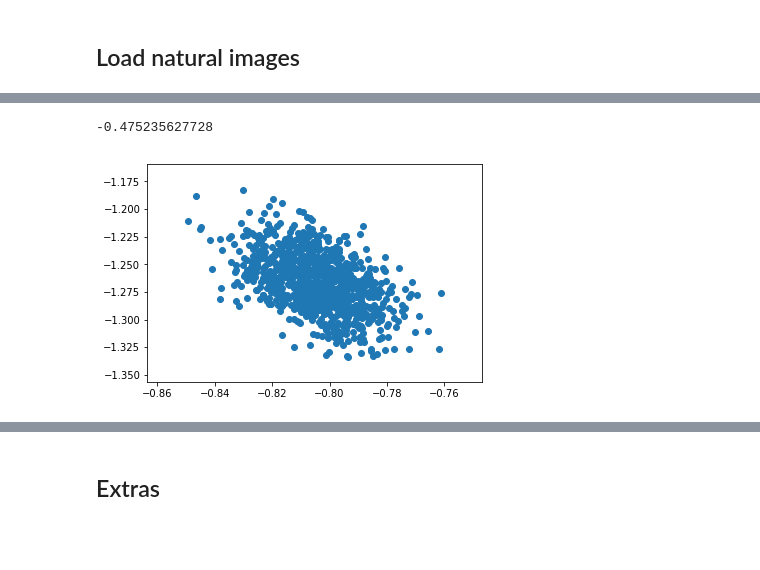
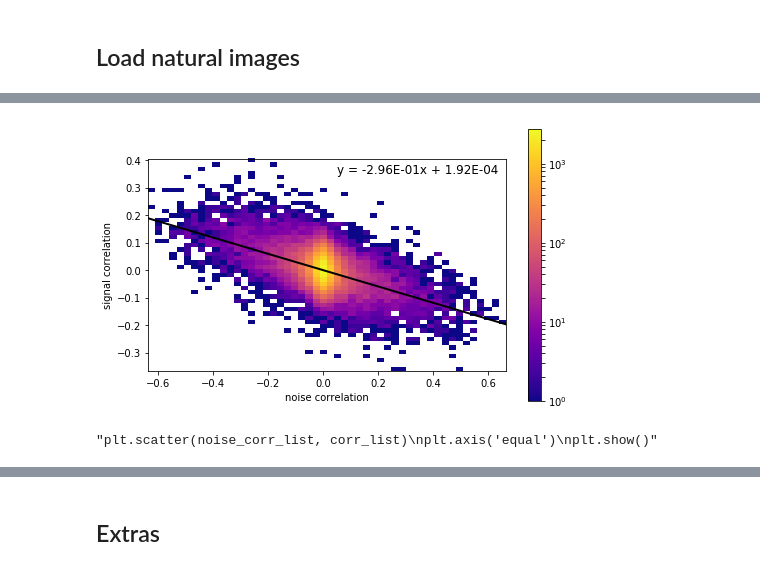
Before and after one commit to ncinko/RW, a Jupyter notebook: Plotting bases.ipynb, the cells around one changed output, grey strips where cells are left out. Saved outputs shown, nothing was run; the diff lists cells and outputs as text; code cells hidden in the pictures; blank space fills up the shorter version.

```diff
--- a/Plotting bases.ipynb
+++ b/Plotting bases.ipynb
@@ -97,0 +92,14 @@ for i in range(len(ahat[90,:])):
+# %%
+def find_strong_image(neuron1, neuron2):
+    for i in range(len(ahat[90,:])):
+        if abs(ahat[neuron1,:][i]) > 0.1 and abs(ahat[neuron2,:][i]) > 0.1:
+            return(i)
+
+def find_strong_images(neuron1, neuron2, cutoff = 0.05):
+    image_nums = []
+    for i in range(len(ahat[90,:])):
+        if abs(ahat[neuron1,:][i]) > cutoff and abs(ahat[neuron2,:][i]) > cutoff:
+            image_nums.append(i)
+    if len(image_nums) == 0:
+        image_nums = find_strong_images(neuron1,neuron2, cutoff = cutoff - 0.05)
+    return(image_nums)
@@ -117,5 +142,0 @@ for i in range(num_trials):
-# %%
-plot_neurons(67,81)
-# %% [output]
--0.475235627728
-[figure, removed]
@@ -121,0 +145,27 @@ plot_neurons(67,81)
+# %%
+noise_corr_list = []
+
+for neuron1, neuron2 in combinations(range(300),2):
+    corr = get_noise_correlations(neuron1, neuron2)
+    noise_corr_list.append(corr)
+# %%
+fig, ax = plt.subplots(figsize = (8,5))
+h = ax.hist2d(noise_corr_list, corr_list,(50,50), cmap = 'plasma', norm = LogNorm())
+m,b = np.polyfit(noise_corr_list, corr_list, 1)
+ax.plot([-1.0, 1.0], [-m + b, m + b], color='k', linestyle='-', linewidth=2)
+s = 'y = {0:1.2E}x + {1:1.2E}'.format(m,b)
+ax.text(0.05, 0.35, s, fontsize=12)
+plt.xlabel('noise correlation')
+plt.ylabel('signal correlation')
+ax.set_aspect('equal')
+plt.colorbar(h[3])
+
+plt.savefig('foo.png', bbox_inches='tight')
+plt.show()
+
+"""plt.scatter(noise_corr_list, corr_list)
+plt.axis('equal')
+plt.show()"""
+# %% [output]
+[figure, added]
+"plt.scatter(noise_corr_list, corr_list)\nplt.axis('equal')\nplt.show()"
```
Also changed, not shown: parts of 21 cells of this notebook, 2 other files.
